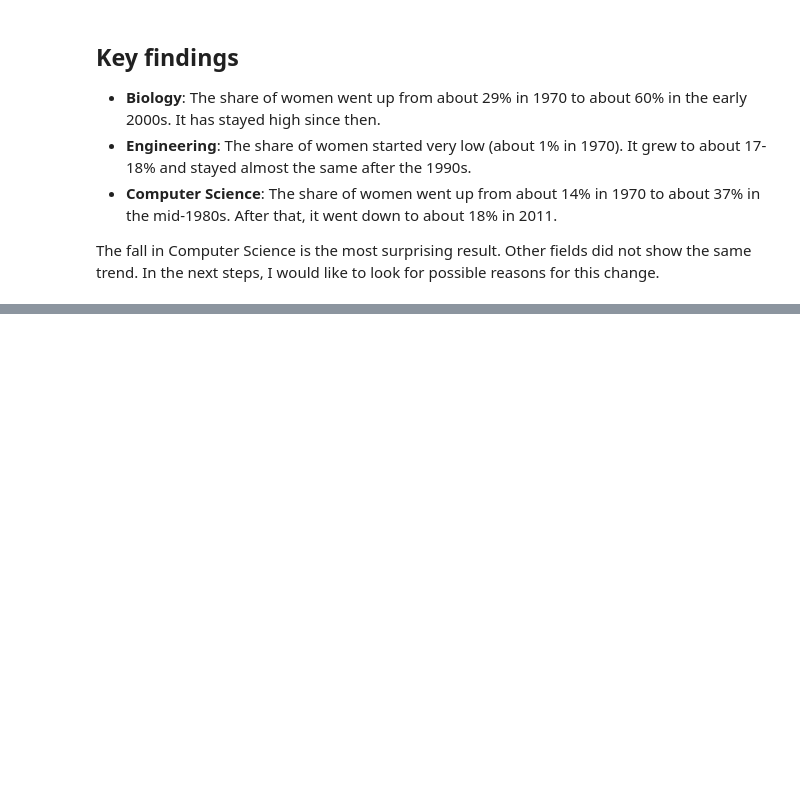
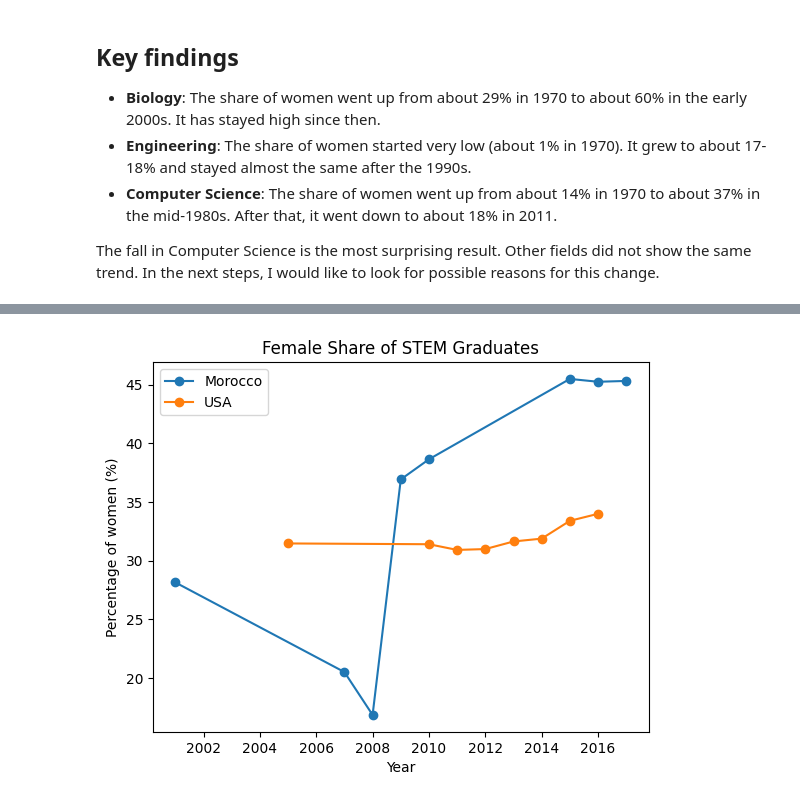
Before and after one commit to asmadamoun/gender-gap-stem-analysis, a Jupyter notebook: notebook3e947bad48.ipynb, the cells around one changed output, grey strips where cells are left out. Cells and saved outputs as stored; diff of their text form; code cells hidden in the pictures; blank space fills up the shorter version.

Commit message:
Add Morocco vs USA comparison

```diff
--- a/notebook3e947bad48.ipynb
+++ b/notebook3e947bad48.ipynb
@@ -112,3 +113,13 @@ plt.show()
 - **Computer Science**: The share of women went up from about 14% in 1970 to about 37% in the mid-1980s. After that, it went down to about 18% in 2011.
 
 The fall in Computer Science is the most surprising result. Other fields did not show the same trend. In the next steps, I would like to look for possible reasons for this change.
+# %%
+import glob
+path = glob.glob("/kaggle/input/**/share-graduates-stem-female.csv", recursive=True)[0]
+print(path)
+
+stem = pd.read_csv(path)
+stem.columns = ["Entity", "Code", "Year", "Female_STEM_share"]
+
+compare = stem[stem["Entity"].isin(["Morocco", "United States"])]
+compare
@@ -114,0 +145,16 @@ The fall in Computer Science is the most surprising result. Other fields did not
+# %%
+import matplotlib.pyplot as plt
+
+morocco = compare[compare["Entity"] == "Morocco"]
+usa = compare[compare["Entity"] == "United States"]
+
+plt.plot(morocco["Year"], morocco["Female_STEM_share"], marker="o", label="Morocco")
+plt.plot(usa["Year"], usa["Female_STEM_share"], marker="o", label="USA")
+
+plt.title("Female Share of STEM Graduates")
+plt.xlabel("Year")
+plt.ylabel("Percentage of women (%)")
+plt.legend()
+plt.show()
+# %% [output]
+[figure, added]
```
Also changed, not shown: parts of 3 cells of this notebook.
